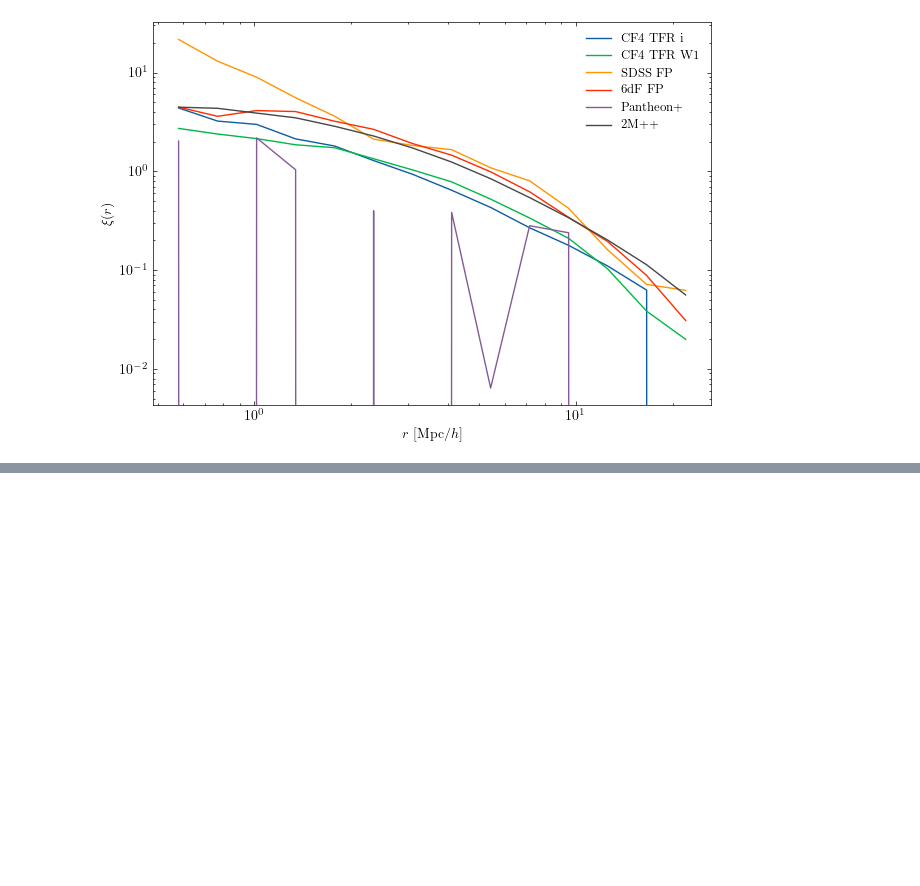
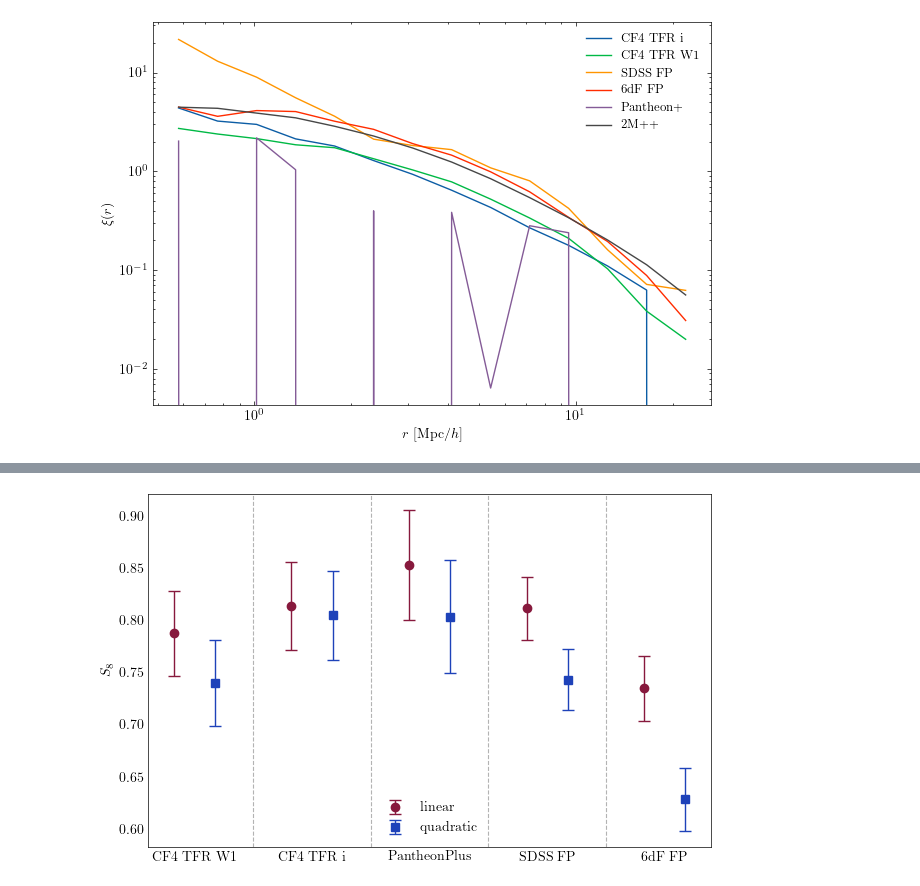
Before and after one commit to Richard-Sti/CANDEL, a Jupyter notebook: notebooks/paper_S8/main_S8.ipynb, the cells around one changed output, grey strips where cells are left out. Saved outputs shown, nothing was run; the diff lists cells and outputs as text; code cells hidden in the pictures; blank space fills up the shorter version.

```diff
--- a/notebooks/paper_S8/main_S8.ipynb
+++ b/notebooks/paper_S8/main_S8.ipynb
@@ -933,0 +1036,13 @@ with plt.style.context("science"):
+# %%
+# Compute S8 for both bias models
+S8_bias1 = compute_S8_all(fnames_bias1, beta2cosmo)
+S8_bias2 = compute_S8_all(fnames_bias2, beta2cosmo)
+
+print(f"S8 comparison: {bias_model_1} vs {bias_model_2}")
+print("-" * 70)
+print(f"{'Dataset':<15} {bias_model_1:<25} {bias_model_2:<25}")
+print("-" * 70)
+for label, s1, s2 in zip(labels_bias, S8_bias1, S8_bias2):
+    str1 = f"{np.mean(s1):.3f} +/- {np.std(s1):.3f}"
+    str2 = f"{np.mean(s2):.3f} +/- {np.std(s2):.3f}"
+    print(f"{label:<15} {str1:<25} {str2:<25}")
@@ -933,0 +1059,35 @@ with plt.style.context("science"):
+# %%
+# Plot S8 comparison
+with plt.style.context("science"):
+    fig, ax = plt.subplots(figsize=(6.4, 4.0))
+
+    x = np.arange(len(labels_bias))
+    width = 0.35
+
+    S8_1_mean = [np.mean(s) for s in S8_bias1]
+    S8_1_std = [np.std(s) for s in S8_bias1]
+    S8_2_mean = [np.mean(s) for s in S8_bias2]
+    S8_2_std = [np.std(s) for s in S8_bias2]
+
+    ax.errorbar(x - width/2, S8_1_mean, yerr=S8_1_std,
+                fmt='o', capsize=4, label=bias_model_1, color=COLS[0])
+    ax.errorbar(x + width/2, S8_2_mean, yerr=S8_2_std,
+                fmt='s', capsize=4, label=bias_model_2, color=COLS[1])
+
+    # Add vertical dividers between surveys
+    for i in range(len(labels_bias) - 1):
+        ax.axvline(i + 0.5, color='0.7', linestyle='--', lw=0.8)
+
+    ax.set_xticks(x)
+    ax.set_xticklabels(labels_bias)
+    ax.set_ylabel(r"$S_8$")
+    ax.legend()
+
+    # Remove ticks
+    ax.tick_params(axis='x', which='both', length=0)
+    ax.tick_params(axis='y', which='both', length=0)
+
+    plt.tight_layout()
+    plt.show()
+# %% [output]
+[figure, added]
```
Also changed, not shown: parts of 7 cells of this notebook, 6 other files.
